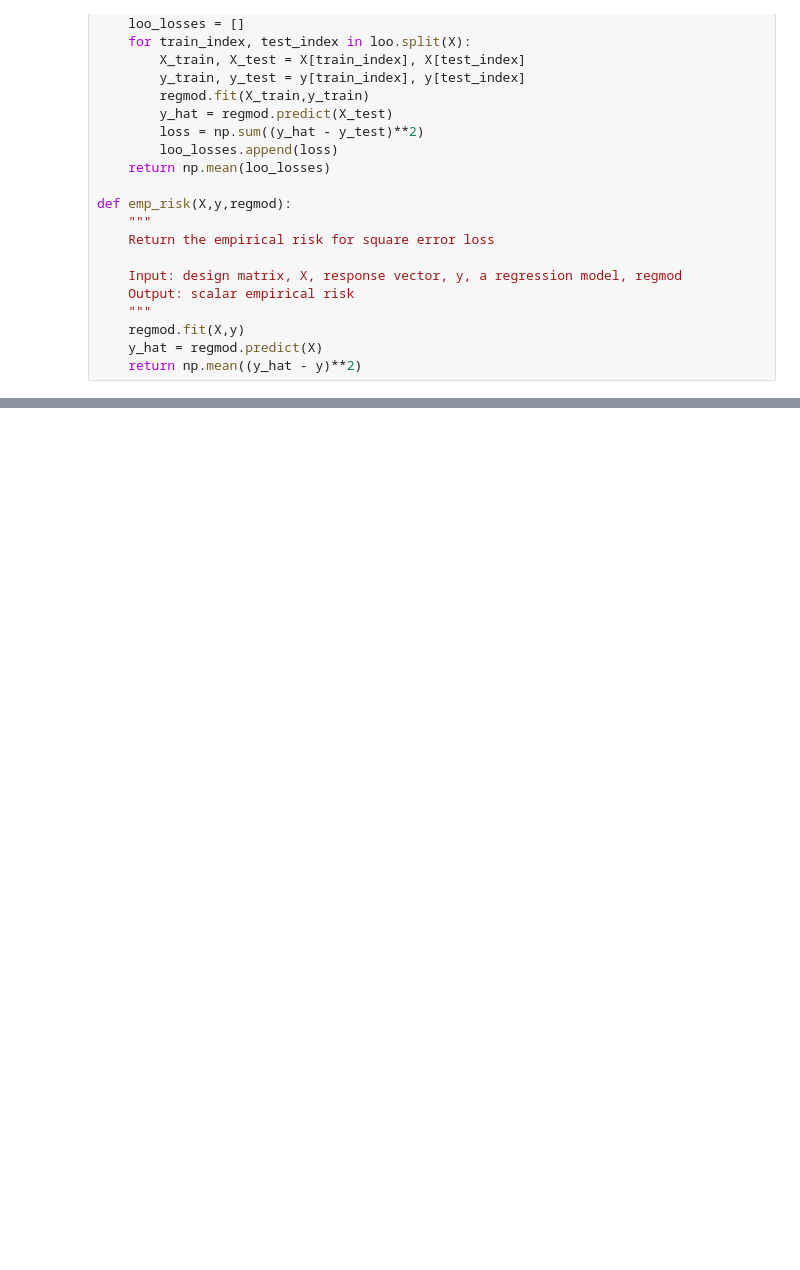
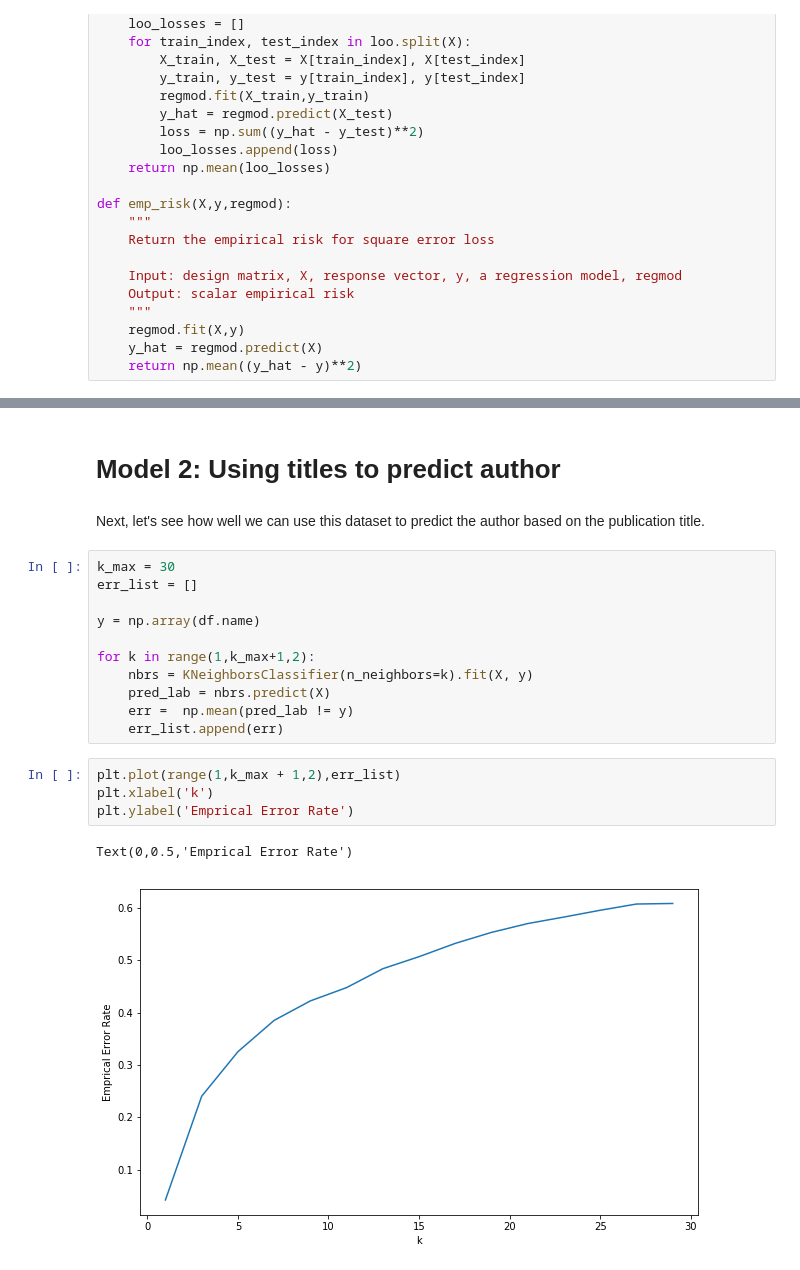
Before and after one commit to courtneylouie/Class-Project, a Jupyter notebook: statistics.ipynb, the cells around one changed output, grey strips where cells are left out. Cells and saved outputs as stored; diff of their text form; blank space fills up the shorter version.

```diff
--- a/statistics.ipynb
+++ b/statistics.ipynb
@@ -112,0 +133,22 @@ _ = plt.xlabel('k')
+# %% [markdown]
+# Model 2: Using titles to predict author
+# %% [markdown]
+Next, let's see how well we can use this dataset to predict the author based on the publication title.
+# %%
+k_max = 30
+err_list = []
+
+y = np.array(df.name)
+
+for k in range(1,k_max+1,2):
+    nbrs = KNeighborsClassifier(n_neighbors=k).fit(X, y)
+    pred_lab = nbrs.predict(X)
+    err =  np.mean(pred_lab != y)
+    err_list.append(err)
+# %%
+plt.plot(range(1,k_max + 1,2),err_list)
+plt.xlabel('k')
+plt.ylabel('Emprical Error Rate')
+# %% [output]
+Text(0,0.5,'Emprical Error Rate')
+[figure, added]
```
Also changed, not shown: parts of 42 cells of this notebook, 3 other files.
